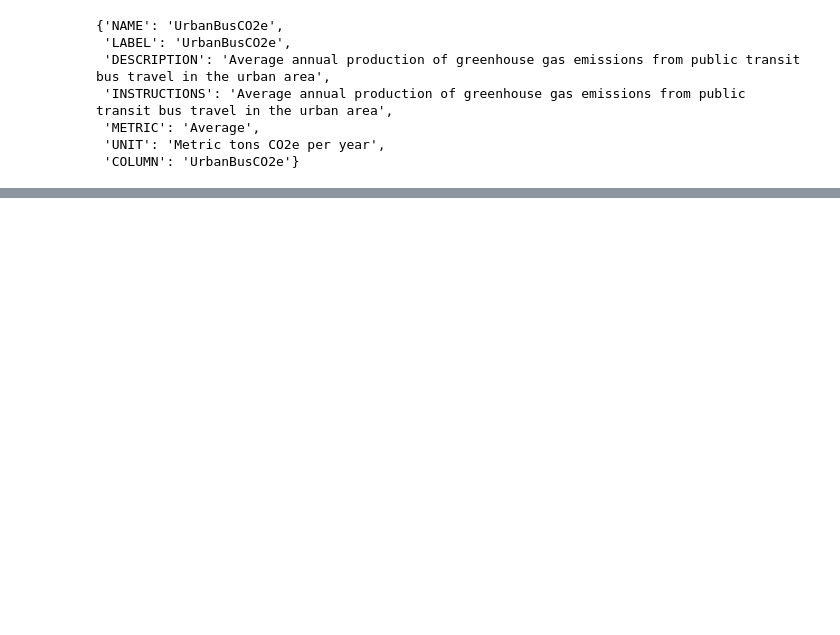
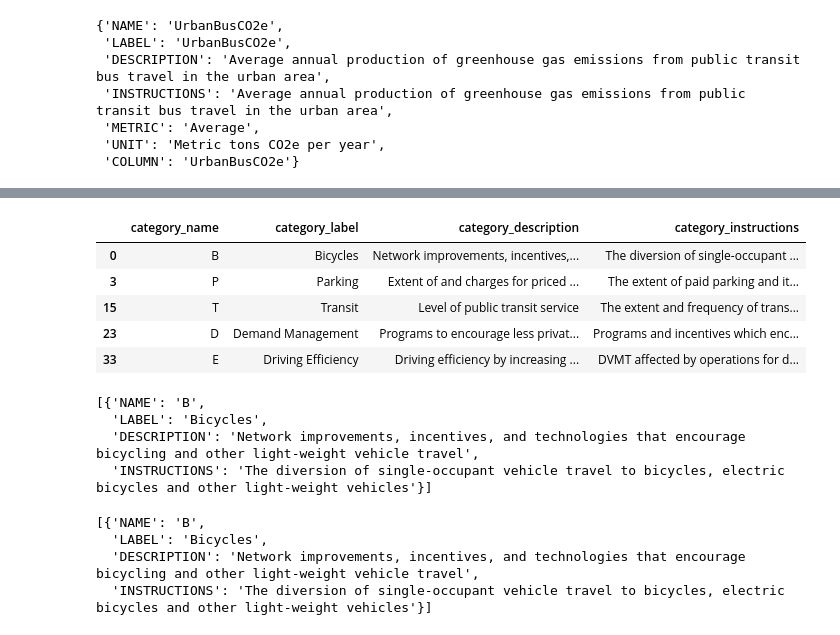
Before and after one commit to dongmeic/PythonLearning, a Jupyter notebook: Work/scenario_json.py.ipynb, the cells around one changed output, grey strips where cells are left out. Cells and saved outputs as stored; diff of their text form; code cells hidden in the pictures; blank space fills up the shorter version.

```diff
--- a/Work/scenario_json.py.ipynb
+++ b/Work/scenario_json.py.ipynb
@@ -235,0 +336,16 @@ with open(f'{inpath}/VEScenarioViewer/test_out2.json', 'w') as f:
+# %%
+cat_levels[['category_name','category_label','category_description','category_instructions']].drop_duplicates().head()
+# %% [output]
+|  | category_name | category_label | category_description | category_instructions |
+| 0 | B | Bicycles | Network improvements, incentives,... | The diversion of single-occupant ... |
+| 3 | P | Parking | Extent of and charges for priced ... | The extent of paid parking and it... |
+| 15 | T | Transit | Level of public transit service | The extent and frequency of trans... |
+| 23 | D | Demand Management | Programs to encourage less privat... | Programs and incentives which enc... |
+| 33 | E | Driving Efficiency | Driving efficiency by increasing ... | DVMT affected by operations for d... |
+# %%
+list_cateory_info('B', cat_levels)
+# %% [output]
+[{'NAME': 'B',
+  'LABEL': 'Bicycles',
+  'DESCRIPTION': 'Network improvements, incentives, and technologies that encourage bicycling and other light-weight vehicle travel',
+  'INSTRUCTIONS': 'The diversion of single-occupant vehicle travel to bicycles, electric bicycles and other light-weight vehicles'}]
@@ -235,0 +367,7 @@ with open(f'{inpath}/VEScenarioViewer/test_out2.json', 'w') as f:
+# %%
+dict1
+# %% [output]
+[{'NAME': 'B',
+  'LABEL': 'Bicycles',
+  'DESCRIPTION': 'Network improvements, incentives, and technologies that encourage bicycling and other light-weight vehicle travel',
+  'INSTRUCTIONS': 'The diversion of single-occupant vehicle travel to bicycles, electric bicycles and other light-weight vehicles'}]
```
Also changed, not shown: parts of 23 cells of this notebook.
